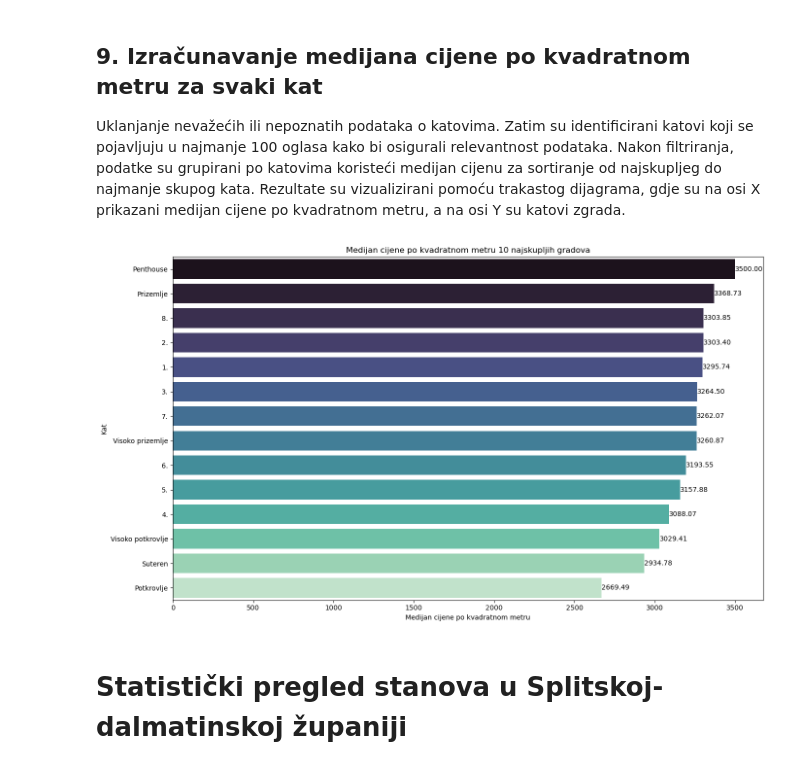
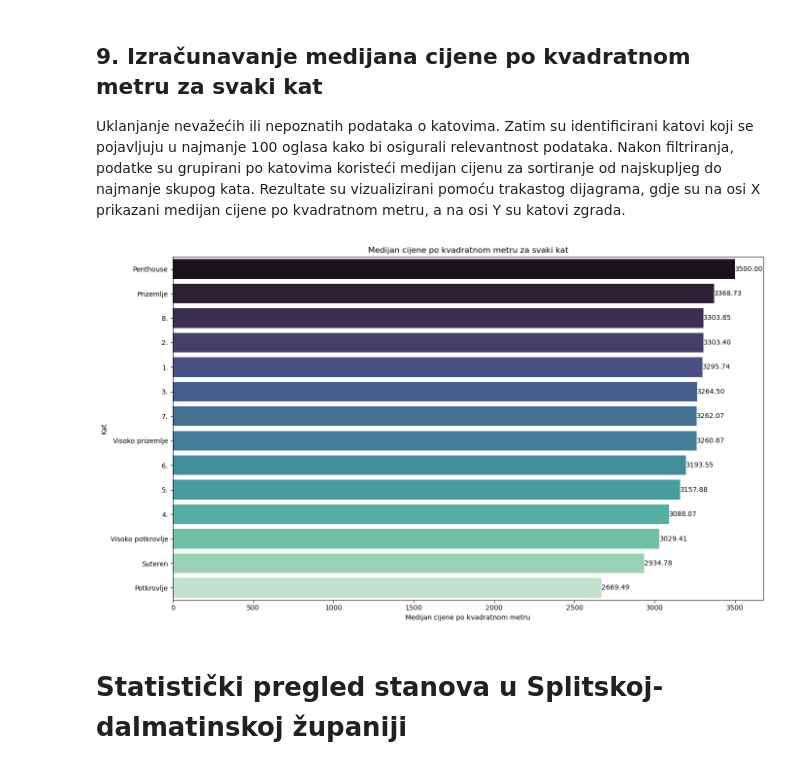
Before and after one commit to ikojun00/njuskalo-web-scraper, a Jupyter notebook: proba.ipynb, the cells around one changed output. Cells and saved outputs as stored; diff of their text form; code cells hidden in the pictures.

```diff
--- a/proba.ipynb
+++ b/proba.ipynb
@@ -223,23 +235,23 @@ Uklanjanje nevažećih ili nepoznatih podataka o katovima. Zatim su identificira
 # %%
 df = df[df['Floor'] != 'Unknown']
 floor_counts = df['Floor'].value_counts()
 
 valid_floors = floor_counts[floor_counts >= 100].index
 df_filtered = df[df['Floor'].isin(valid_floors)]
 
 median_price_per_sqm_city = df_filtered.groupby('Floor')['Price per sqm'].median().sort_values(ascending=False)
 
 plt.figure(figsize=(14, 8))
 sns.barplot(x=median_price_per_sqm_city.values, y=median_price_per_sqm_city.index, palette='mako')
 for index, value in enumerate(median_price_per_sqm_city.values):
     plt.text(value, index, f'{value:.2f}', ha='left', va='center', color='black', fontsize=10)
 plt.xlabel('Medijan cijene po kvadratnom metru')
 plt.ylabel('Kat')
-plt.title('Medijan cijene po kvadratnom metru 10 najskupljih gradova')
+plt.title('Medijan cijene po kvadratnom metru za svaki kat')
 plt.tight_layout()
 plt.show()
 # %% [output]
-[figure, old version]
+[figure, new version]
 # %% [markdown]
 # Statistički pregled stanova u Splitskoj-dalmatinskoj županiji
 # %% [markdown]
```
Also changed, not shown: parts of 3 cells of this notebook, 3 other files.
